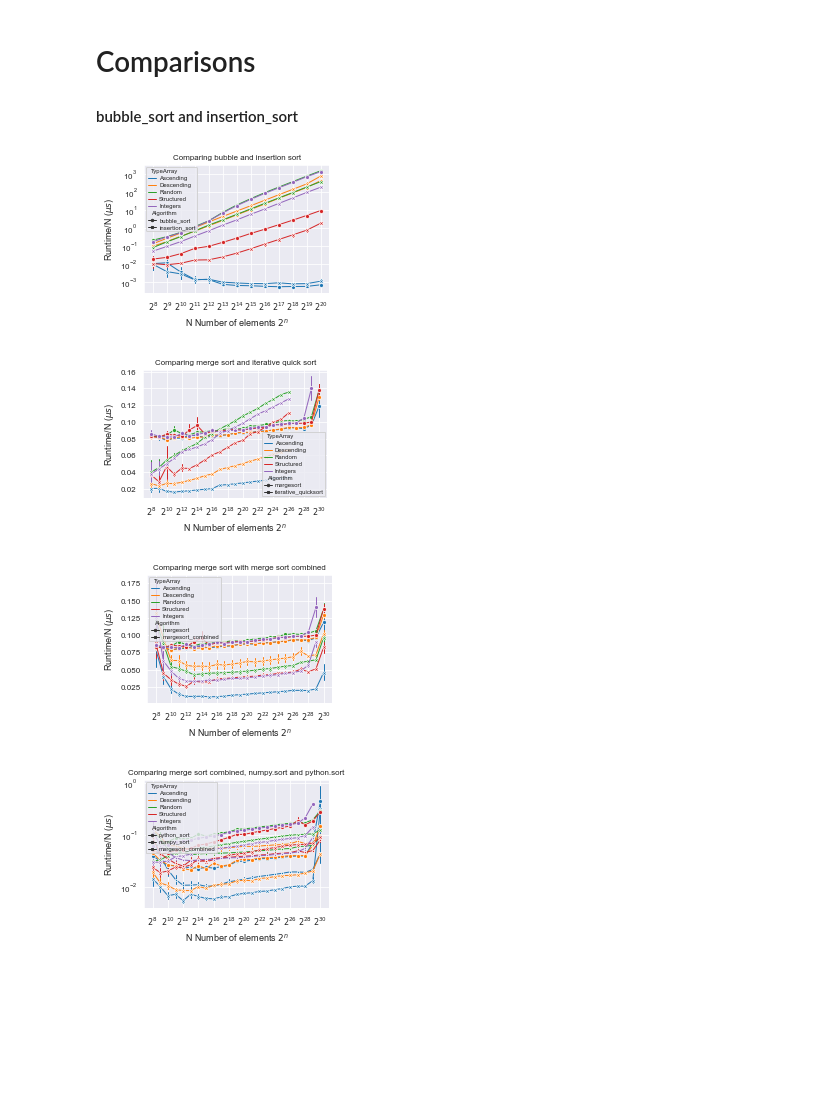
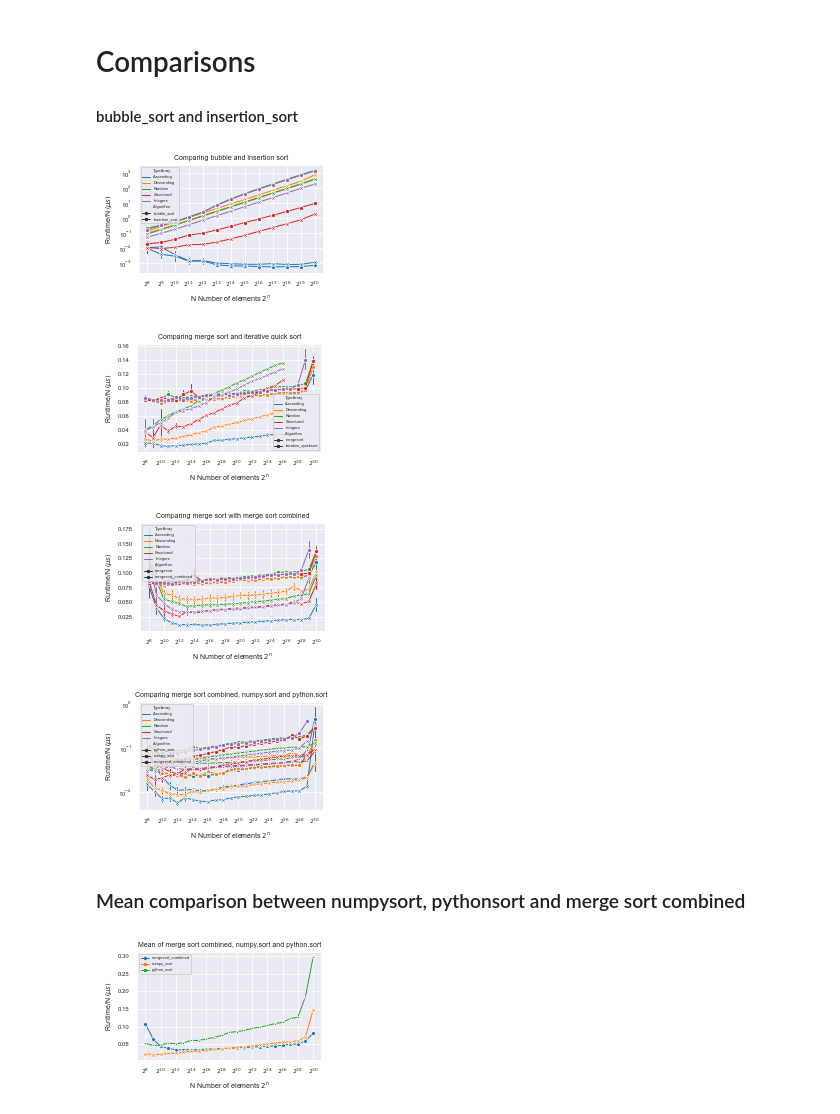
Before and after one commit to jkorsvik/SortingAlgorithms, a Jupyter notebook: notebooks/plot_creation.ipynb, the cells around one changed output. Cells and saved outputs as stored; diff of their text form; code cells hidden in the pictures; blank space fills up the shorter version.

```diff
--- a/notebooks/plot_creation.ipynb
+++ b/notebooks/plot_creation.ipynb
@@ -142,3 +144,5 @@ plot_runtime(checkout, "insertion_sort", lowerbound=linear, c1=10**(-9.3), upper
 # %%
-plot_runtime(checkout, "iterative_quicksort", lowerbound=nlogn, c1=10**(-9), upperbound=quadratic, c2=10**(-9.8), tickstep=2, image_size=IMAGE_SIZE)
+plot_runtime(checkout,"iterative_quicksort", lowerbound=nlogn, c1=10**(-9),
+             upperbound=nlogn, c2=10**(-8.3),
+             tickstep=2, image_size=IMAGE_SIZE)
 # %% [output]
@@ -146,3 +150,3 @@ plot_runtime(checkout, "iterative_quicksort", lowerbound=nlogn, c1=10**(-9), upp
 # %%
-plot_runtime(checkout, "mergesort", lowerbound=nlogn, c1=10**(-8.5), upperbound=nlogn, c2=10**(-8.2), tickstep=2, image_size=IMAGE_SIZE)
+plot_runtime(checkout, "mergesort", lowerbound=nlogn, c1=10**(-8.6), upperbound=nlogn, c2=10**(-8.2), tickstep=2, image_size=IMAGE_SIZE)
 # %% [output]
@@ -153,0 +158,3 @@ plot_runtime(checkout, "mergesort_combined", lowerbound=nlogn, c1=10**(-9.3), up
+# %%
+plot_runtime(checkout, "numpy_sort", lowerbound=nlogn, c1=10**(-9.4), upperbound=nlogn, c2=10**(-8.2),
+             tickstep=2, image_size=IMAGE_SIZE, y_scale='log')
@@ -153,0 +163,3 @@ plot_runtime(checkout, "mergesort_combined", lowerbound=nlogn, c1=10**(-9.3), up
+# %%
+plot_runtime(checkout, "python_sort", lowerbound=linear, c1=10**(-7.7), upperbound=nlogn, c2=10**(-8),
+             tickstep=2, image_size=IMAGE_SIZE, y_scale='log')
@@ -164,28 +180,31 @@ checkout.sample(5)
 # Comparisons
 #### bubble_sort and insertion_sort
 # %%
-sns.set_style("darkgrid")
+
 plt.figure(figsize=IMAGE_SIZE)
 runtime = sns.lineplot(
     data=checkout[((checkout.Algorithm == "bubble_sort") | (checkout.Algorithm == "insertion_sort")) &
                   (checkout["2^N"] > 7)],
     x="2^N", y="Time/N (us)", hue="TypeArray", style="Algorithm", markers=True, dashes=False, err_style="bars",
 )
 
 runtime.set(yscale="log")
 runtime.set(xlabel="N Number of elements $2^n$", ylabel="Runtime/N ($\mu s$)")
 runtime.set(xticks=[int(i) for i in range(8, max(checkout[checkout.Algorithm == "bubble_sort"]['2^N'] + 1))])
 runtime.set(xticklabels=[
     r"$2^{" + str(int(i)) + r"}$" for i in range(8, max(checkout[checkout.Algorithm == "bubble_sort"]['2^N'] + 1))
 ])
 runtime.set(title=f"Comparing bubble and insertion sort")
+runtime.legend(title_fontsize=6)
+runtime.legend(fontsize=5)
+runtime.legend(markerscale=0.6)
 
 plt.savefig(f"{viz_directory}/runtimebubble&insertion.pdf", bbox_inches='tight', transparent=True)
 plt.show()
 # %% [output]
-[figure, old version]
+[figure, new version]
 # %%
-sns.set_style("darkgrid")
+
 plt.figure(figsize=IMAGE_SIZE)
 runtime = sns.lineplot(
     data=checkout[((checkout.Algorithm == "mergesort") | (checkout.Algorithm == "iterative_quicksort")) &
@@ -200,13 +219,16 @@ runtime.set(xticklabels=[
     r"$2^{" + str(int(i)) + r"}$" for i in range(8, max(checkout[checkout.Algorithm == "mergesort"]['2^N'] + 1), 2)
 ])
 runtime.set(title=f"Comparing merge sort and iterative quick sort")
+runtime.legend(title_fontsize=6)
+runtime.legend(fontsize=5)
+runtime.legend(markerscale=0.6)
 
 plt.savefig(f"{viz_directory}/runtime_per_n_merge&quick.pdf", bbox_inches='tight', transparent=True)
 plt.show()
 # %% [output]
-[figure, old version]
+[figure, new version]
 # %%
-sns.set_style("darkgrid")
+
 plt.figure(figsize=IMAGE_SIZE)
 runtime = sns.lineplot(
     data=checkout[((checkout.Algorithm == "mergesort") | (checkout.Algorithm == "mergesort_combined")) &
@@ -221,13 +243,16 @@ runtime.set(xticklabels=[
     r"$2^{" + str(int(i)) + r"}$" for i in range(8, max(checkout[checkout.Algorithm == "mergesort"]['2^N'] + 1), 2)
 ])
 runtime.set(title=f"Comparing merge sort with merge sort combined")
+runtime.legend(title_fontsize=6)
+runtime.legend(fontsize=5)
+runtime.legend(markerscale=0.6)
 
 plt.savefig(f"{viz_directory}/runtime_per_n_merge&combined.pdf", bbox_inches='tight', transparent=True)
 plt.show()
 # %% [output]
-[figure, old version]
+[figure, new version]
 # %%
-sns.set_style("darkgrid")
+
 plt.figure(figsize=IMAGE_SIZE)
 runtime = sns.lineplot(
     data=checkout[((checkout.Algorithm == "mergesort_combined")
@@ -245,8 +270,13 @@ runtime.set(xticklabels=[
     r"$2^{" + str(int(i)) + r"}$" for i in range(8, max(checkout[checkout.Algorithm == "mergesort"]['2^N'] + 1), 2)
 ])
 runtime.set(title=f"Comparing merge sort combined, numpy.sort and python.sort")
+runtime.legend(title_fontsize=6)
+runtime.legend(fontsize=5)
+runtime.legend(markerscale=0.6)
 
 plt.savefig(f"{viz_directory}/runtime_per_n_combined&np&py.pdf", bbox_inches='tight', transparent=True)
 plt.show()
 # %% [output]
-[figure, old version]
+[figure, new version]
+# %% [markdown]
+### Mean comparison between numpysort, pythonsort and merge sort combined
@@ -252,0 +286,26 @@ plt.show()
+# %%
+plt.figure(figsize=IMAGE_SIZE)
+runtime = sns.lineplot(
+    data=mean_df[((mean_df.index.get_level_values('Algorithm') == "mergesort_combined")
+                   | (mean_df.index.get_level_values('Algorithm') == "numpy_sort")
+                   | (mean_df.index.get_level_values('Algorithm') == "python_sort"))
+                  &
+                  (mean_df.index.get_level_values("2^N") > 7)],
+    x="2^N", y="Time/N (us)", hue="Algorithm", style="Algorithm", markers=True, dashes=False, err_style="bars",
+)
+
+runtime.set(yscale="linear")
+runtime.set(xlabel="N Number of elements $2^n$", ylabel="Runtime/N ($\mu s$)")
+runtime.set(xticks=[int(i) for i in range(8, 30 + 1, 2)])
+runtime.set(xticklabels=[
+    r"$2^{" + str(int(i)) + r"}$" for i in range(8, 30 + 1, 2)
+])
+runtime.set(title=f"Mean of merge sort combined, numpy.sort and python.sort")
+runtime.legend(title_fontsize=6)
+runtime.legend(fontsize=5)
+runtime.legend(markerscale=0.6)
+
+plt.savefig(f"{viz_directory}/mean_runtime_per_n_combined&np&py.pdf", bbox_inches='tight', transparent=True)
+plt.show()
+# %% [output]
+[figure, added]
```
Also changed, not shown: parts of 14 cells of this notebook.
